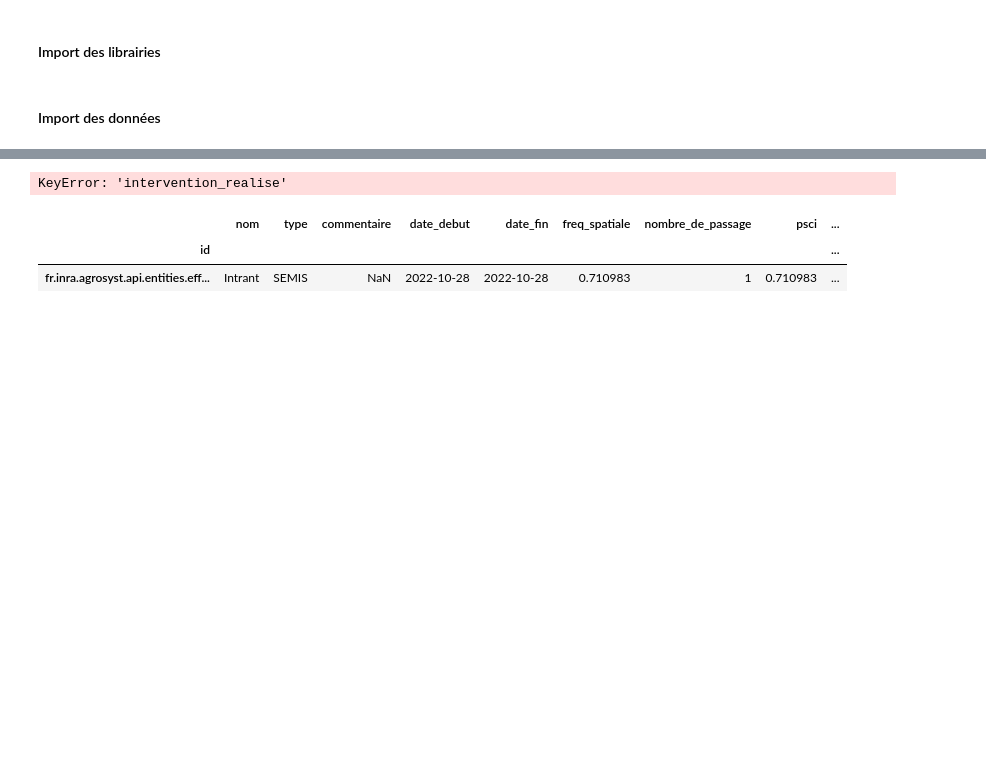
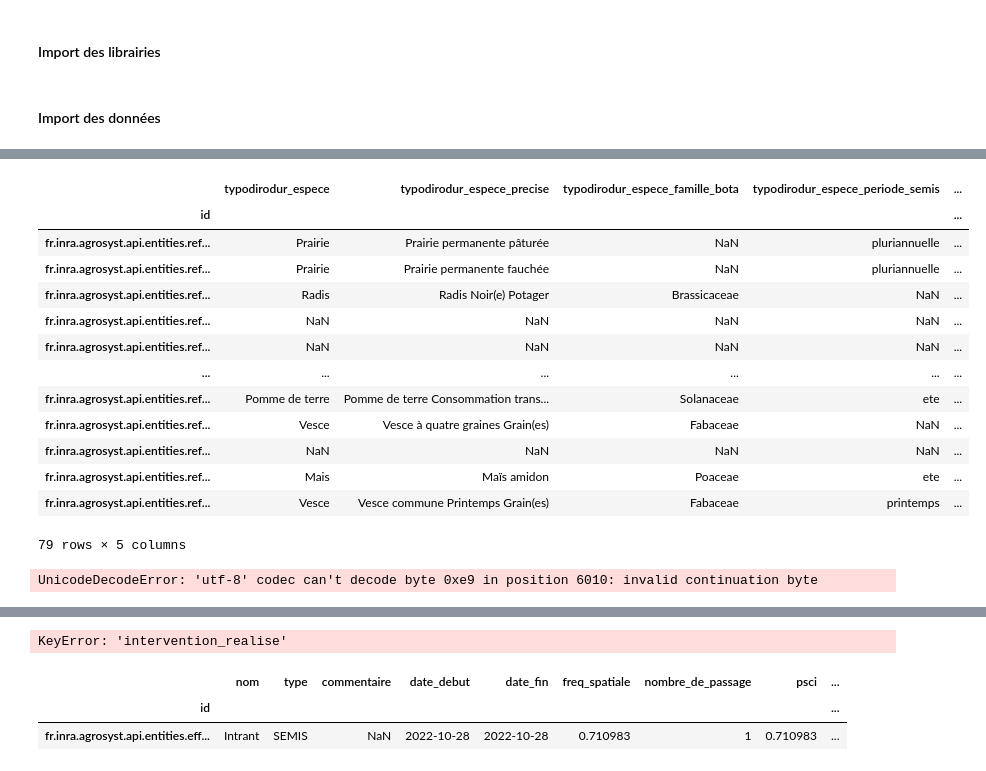
Before and after one commit to beren2/catalogue_script_agrosyst, a Jupyter notebook: 04_prise_en_main/divers.ipynb, the cells around one changed output, grey strips where cells are left out. Drawn from its saved outputs; the diff is of its cells as text; code cells hidden in the pictures; blank space fills up the shorter version.

Commit message:
première version itk_gcpe + itk_maraich

```diff
--- a/04_prise_en_main/divers.ipynb
+++ b/04_prise_en_main/divers.ipynb
@@ -44,3 +74,26 @@ import_dfs(tables_without_id, ENTREPOT_PATH, sep = ',', verbose=False)
+# %%
+df['espece'].loc[
+   ~df['espece']['libelle_destination_aee'].isna()
+][['typodirodur_espece','typodirodur_espece_precise','typodirodur_espece_famille_bota','typodirodur_espece_periode_semis', 'libelle_destination_aee']]
+# %% [output]
+|  | typodirodur_espece | typodirodur_espece_precise | typodirodur_espece_famille_bota | typodirodur_espece_periode_semis | ... |
+| id |  |  |  |  | ... |
+| fr.inra.agrosyst.api.entities.ref... | Prairie | Prairie permanente pâturée | NaN | pluriannuelle | ... |
+| fr.inra.agrosyst.api.entities.ref... | Prairie | Prairie permanente fauchée | NaN | pluriannuelle | ... |
+| fr.inra.agrosyst.api.entities.ref... | Radis | Radis Noir(e) Potager | Brassicaceae | NaN | ... |
+| fr.inra.agrosyst.api.entities.ref... | NaN | NaN | NaN | NaN | ... |
+| fr.inra.agrosyst.api.entities.ref... | NaN | NaN | NaN | NaN | ... |
+| ... | ... | ... | ... | ... | ... |
+| fr.inra.agrosyst.api.entities.ref... | Pomme de terre | Pomme de terre Consommation trans... | Solanaceae | ete | ... |
+| fr.inra.agrosyst.api.entities.ref... | Vesce | Vesce à quatre graines Grain(es) | Fabaceae | NaN | ... |
+| fr.inra.agrosyst.api.entities.ref... | NaN | NaN | NaN | NaN | ... |
+| fr.inra.agrosyst.api.entities.ref... | Mais | Maïs amidon | Poaceae | ete | ... |
+| fr.inra.agrosyst.api.entities.ref... | Vesce | Vesce commune Printemps Grain(es) | Fabaceae | printemps | ... |
+79 rows × 5 columns
+# %%
+df['test'] = pd.read_csv('~/Bureau/temp/Gcpe_CP_synth_310323 (3)/gcpe_head.csv', engine='python')
+# %% [output]
+UnicodeDecodeError: 'utf-8' codec can't decode byte 0xe9 in position 6010: invalid continuation byte
 # %%
 df['assolees_synthetisees']
 # %% [output]
```
Also changed, not shown: parts of 4 cells of this notebook, 2 other files.
